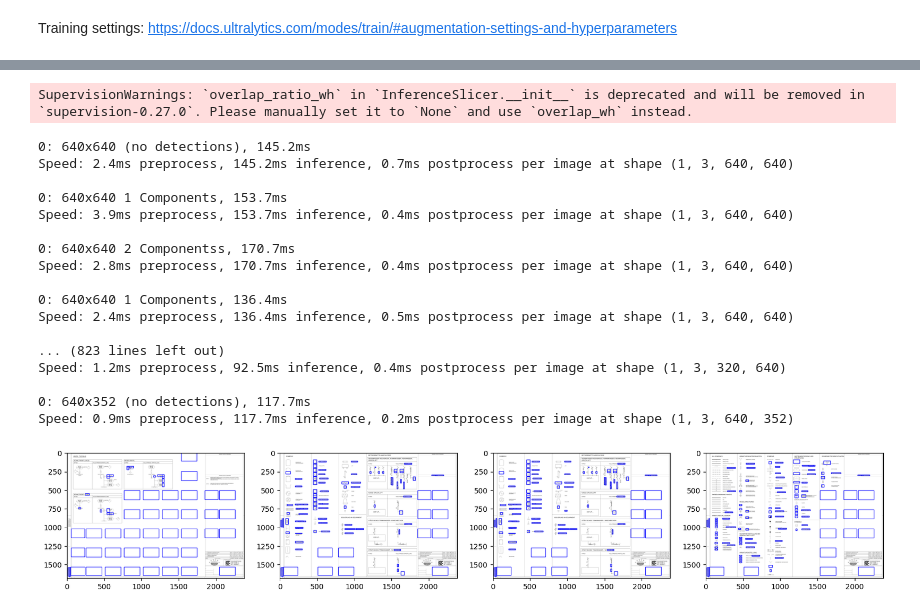
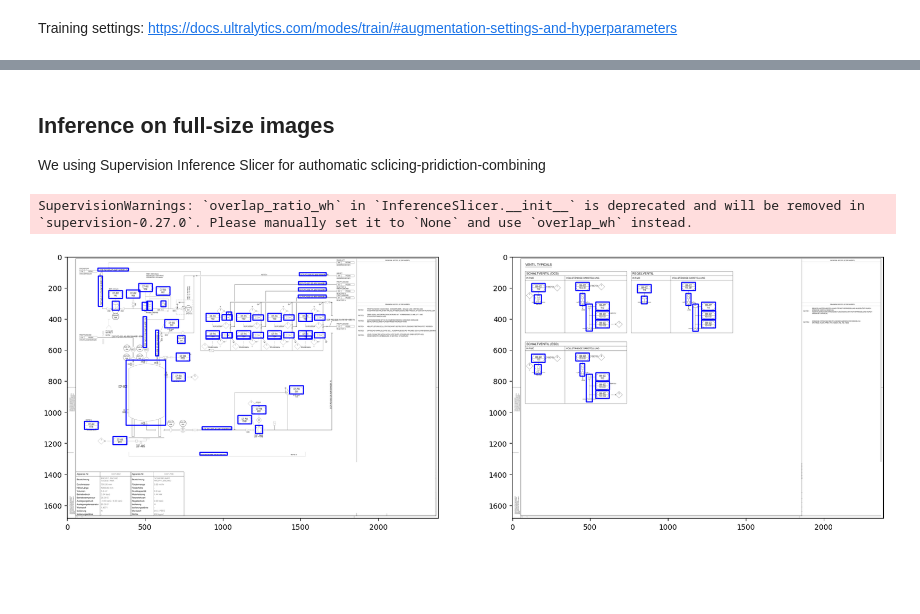
Before and after one commit to windsurfer7563/PIDDetection, a Jupyter notebook: PIDObjectDetection.ipynb, the cells around one changed output, grey strips where cells are left out. Drawn from its saved outputs; the diff is of its cells as text; code cells hidden in the pictures; blank space fills up the shorter version.

Commit message:
added multiclass detection

```diff
--- a/PIDObjectDetection.ipynb
+++ b/PIDObjectDetection.ipynb
@@ -350,7 +375,7 @@ for idx, sample in enumerate(np.random.choice(os.listdir(folder_crops['train']),
         x_start, y_start = int(x_center - width/2), int(y_center - height/2)
         x_end, y_end = int(x_center + width/2), int(y_center + height/2)
 
-        cv2.rectangle(image, (x_start, y_start), (x_end, y_end), color=(0, 255, 0), thickness=2)
+        cv2.rectangle(image, (x_start, y_start), (x_end, y_end), color=label_to_color[box[0]], thickness=2)
 
     plt.subplot(1,4,idx+1), plt.imshow(image)
 # %% [output]
@@ -369,16 +392,0 @@ YOLOv8s summary: 225 layers, 11,166,560 parameters, 0 gradients, 28.8 GFLOPs
-# %%
-for idx, sample in enumerate(np.random.choice(imfiles, 4)):
-    image = cv2.imread(sample)
-    image = image[1500:, 1500:, :]
-
-    result = model.predict(image, conf=0.2)[0]
-    boxes = result.boxes.cpu().numpy().xyxy.astype(np.int16)
-
-    for box_idx, box in enumerate(boxes):
-        start, stop = box[0:2], box[2:]
-        cv2.rectangle(image, start, stop, color=(0, 255, 0), thickness=5)
-        font = cv2.FONT_HERSHEY_SIMPLEX
-        image = cv2.putText(image, result.names[result.boxes.cls[box_idx].item()], (box[0], box[1]),
-                            cv2.FONT_HERSHEY_SIMPLEX, 3, (255, 0, 0), 6, cv2.LINE_AA)
-
-    plt.subplot(1,4,idx+1), plt.imshow(image)
@@ -437,7 +434,7 @@ Speed: 0.8ms preprocess, 361.0ms inference, 0.0ms loss, 2.4ms postprocess per im
 Results saved to runs/detect/train
 💡 Learn more at https://docs.ultralytics.com/modes/train
 # %%
-retrained = YOLO('/Users/windsurfer_ua/dev/Computer-Vision-Course/lesson_18/runs/detect/train/weights/best.pt')
+retrained = YOLO('/Users/windsurfer_ua/dev/Computer-Vision-Course/PIDDetection/Notebook/runs/detect/train/weights/best.pt')
 # %%
 tst_data_folder = os.path.join(data_folder,'val','images')
 tst_files = os.listdir(tst_data_folder)
@@ -475,51 +472,39 @@ Speed: 1.6ms preprocess, 153.5ms inference, 0.3ms postprocess per image at shape
+# %% [markdown]
+## Inference on full-size images
+
+We using Supervision Inference Slicer for authomatic sclicing-pridiction-combining
 # %%
 def callback(image_slice: np.ndarray) -> sv.Detections:
-    result = retrained(image_slice)[0]
+    result = retrained(image_slice, verbose=False)[0]
     return sv.Detections.from_ultralytics(result)
 
-slicer = sv.InferenceSlicer(callback = callback)
+
+slicer = sv.InferenceSlicer(callback = callback,slice_wh=(640,640))
 
 #detections = slicer(image)
 # %% [output]
 SupervisionWarnings: `overlap_ratio_wh` in `InferenceSlicer.__init__` is deprecated and will be removed in `supervision-0.27.0`. Please manually set it to `None` and use `overlap_wh` instead.
 # %%
-tst_data_folder = os.path.join(data_filder,images)
+tst_data_folder = os.path.join(data_folder,'images')
 tst_files = os.listdir(tst_data_folder)
-tst_files = [os.path.join(tst_data_folder,f) for f in tst_files if os.path.splitext(f)[-1] == '.png']
+tst_files = [os.path.join(tst_data_folder,f) for f in tst_files if f not in train_split]
 
 
-for idx, sample in enumerate(np.random.choice(tst_files, 2)):
+for idx, sample in enumerate(tst_files):
     image = imread_gray(sample)
 
 
     #result = retrained.predict(image, conf=0.2)[0]
     result = slicer(image)
     boxes = result.xyxy.astype(np.int16)
 
     for box_idx, box in enumerate(boxes):
         start, stop = box[0:2], box[2:]
         cv2.rectangle(image, start, stop, color=(0, 0, 255), thickness=5)
         font = cv2.FONT_HERSHEY_SIMPLEX
         #image = cv2.putText(image, result.data.clas_name[result.boxes.cls[box_idx].item()], (box[0], box[1]),
         #                    cv2.FONT_HERSHEY_SIMPLEX, 1, (0, 0, 255), 1, cv2.LINE_AA)
 
-    plt.subplot(1,4,idx+1), plt.imshow(image)
+    plt.subplot(1,2,idx+1), plt.imshow(image)
 # %% [output]
-0: 640x640 (no detections), 145.2ms
-Speed: 2.4ms preprocess, 145.2ms inference, 0.7ms postprocess per image at shape (1, 3, 640, 640)
-
-0: 640x640 1 Components, 153.7ms
-Speed: 3.9ms preprocess, 153.7ms inference, 0.4ms postprocess per image at shape (1, 3, 640, 640)
-
-0: 640x640 2 Componentss, 170.7ms
-Speed: 2.8ms preprocess, 170.7ms inference, 0.4ms postprocess per image at shape (1, 3, 640, 640)
-
-0: 640x640 1 Components, 136.4ms
-Speed: 2.4ms preprocess, 136.4ms inference, 0.5ms postprocess per image at shape (1, 3, 640, 640)
-
-... (823 lines left out)
-Speed: 1.2ms preprocess, 92.5ms inference, 0.4ms postprocess per image at shape (1, 3, 320, 640)
-
-0: 640x352 (no detections), 117.7ms
-Speed: 0.9ms preprocess, 117.7ms inference, 0.2ms postprocess per image at shape (1, 3, 640, 352)
-[figure, old version]
+[figure, new version]
```
Also changed, not shown: parts of 28 cells of this notebook, 58 other files.
